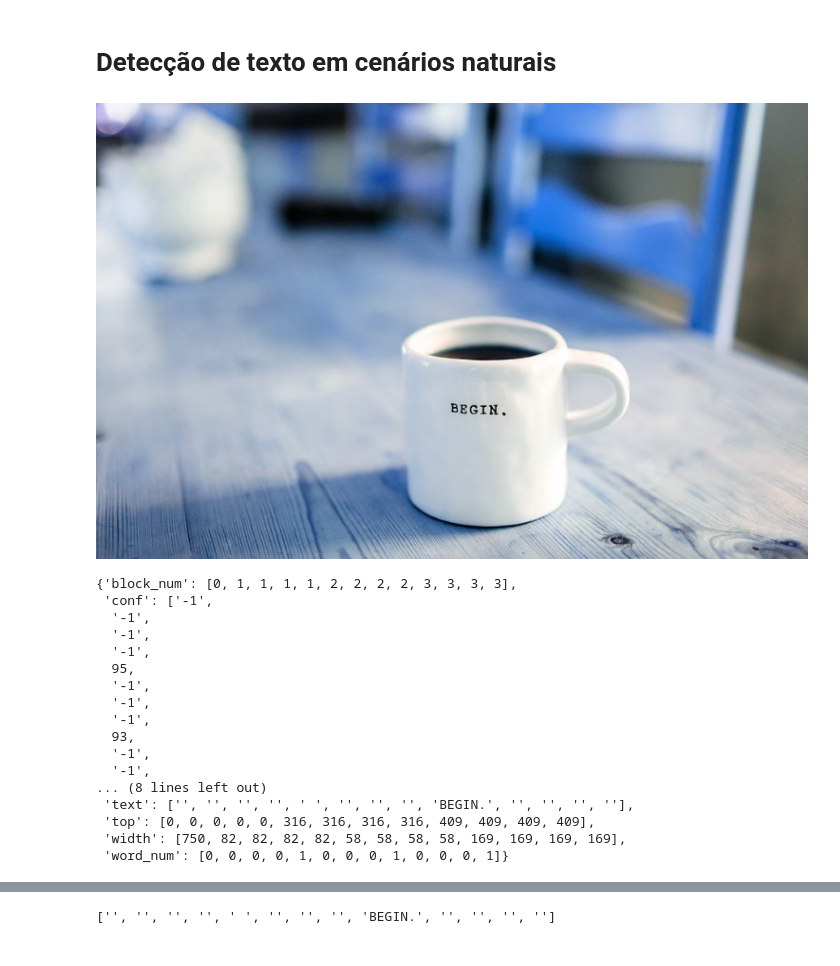
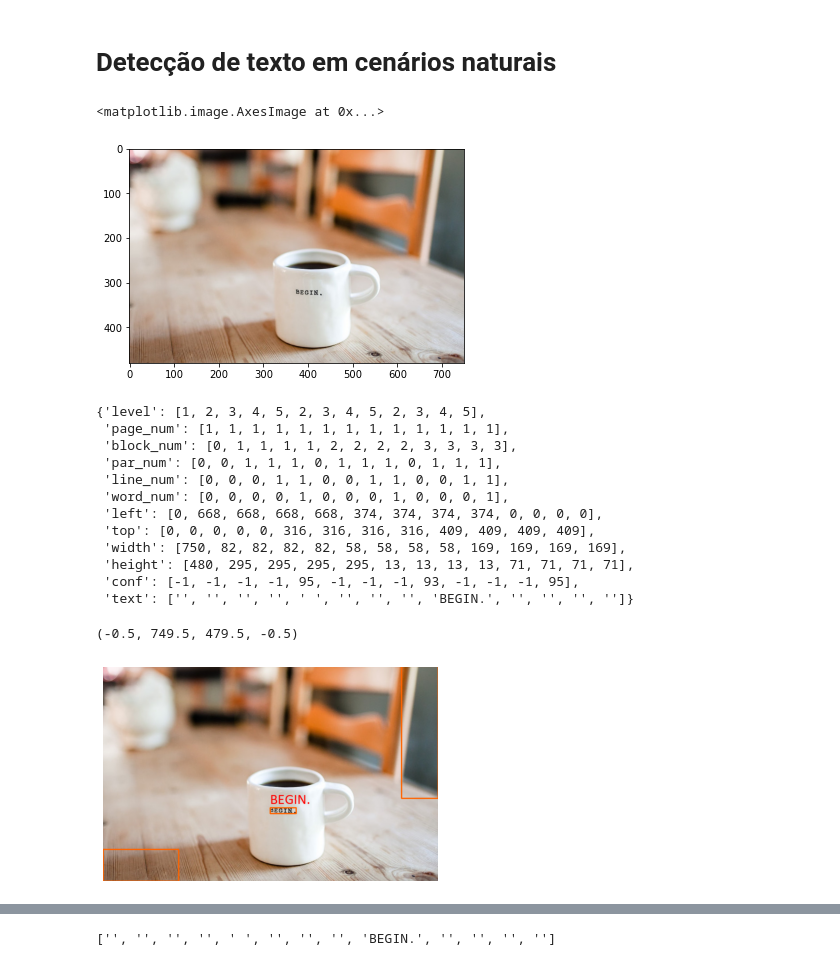
Before and after one commit to ejs94/ocr-examples, a Jupyter notebook: OCR_Tesseract.ipynb, the cells around one changed output, grey strips where cells are left out. Drawn from its saved outputs; the diff is of its cells as text; code cells hidden in the pictures.

```diff
--- a/OCR_Tesseract.ipynb
+++ b/OCR_Tesseract.ipynb
@@ -469,29 +393,33 @@ datas
 # %% [markdown]
 # Detecção de texto em cenários naturais
 # %%
-img = cv2.imread("caneca.jpg")
+img = cv2.imread("content\Imagens\caneca.jpg")
 rgb = cv2.cvtColor(img, cv2.COLOR_BGR2RGB)
-cv2_imshow(rgb)
+plt.imshow(rgb)
 # %% [output]
+<matplotlib.image.AxesImage at 0x...>
-[figure, old version]
+[figure, new version]
 # %%
 resultado = pytesseract.image_to_data(rgb, lang="por", output_type=Output.DICT)
 resultado
 # %% [output]
-{'block_num': [0, 1, 1, 1, 1, 2, 2, 2, 2, 3, 3, 3, 3],
- 'conf': ['-1',
-  '-1',
-  '-1',
-  '-1',
-  95,
-  '-1',
-  '-1',
-  '-1',
-  93,
-  '-1',
-  '-1',
-... (8 lines left out)
- 'text': ['', '', '', '', ' ', '', '', '', 'BEGIN.', '', '', '', ''],
+{'level': [1, 2, 3, 4, 5, 2, 3, 4, 5, 2, 3, 4, 5],
+ 'page_num': [1, 1, 1, 1, 1, 1, 1, 1, 1, 1, 1, 1, 1],
+ 'block_num': [0, 1, 1, 1, 1, 2, 2, 2, 2, 3, 3, 3, 3],
+ 'par_num': [0, 0, 1, 1, 1, 0, 1, 1, 1, 0, 1, 1, 1],
+ 'line_num': [0, 0, 0, 1, 1, 0, 0, 1, 1, 0, 0, 1, 1],
+ 'word_num': [0, 0, 0, 0, 1, 0, 0, 0, 1, 0, 0, 0, 1],
+ 'left': [0, 668, 668, 668, 668, 374, 374, 374, 374, 0, 0, 0, 0],
  'top': [0, 0, 0, 0, 0, 316, 316, 316, 316, 409, 409, 409, 409],
  'width': [750, 82, 82, 82, 82, 58, 58, 58, 58, 169, 169, 169, 169],
- 'word_num': [0, 0, 0, 0, 1, 0, 0, 0, 1, 0, 0, 0, 1]}
+ 'height': [480, 295, 295, 295, 295, 13, 13, 13, 13, 71, 71, 71, 71],
+ 'conf': [-1, -1, -1, -1, 95, -1, -1, -1, 93, -1, -1, -1, 95],
+ 'text': ['', '', '', '', ' ', '', '', '', 'BEGIN.', '', '', '', '']}
+# %%
+img_copia = rgb.copy()
+img4 = caixa_texto2(resultado, img_copia, min_conf)
+plt.imshow(img4)
+plt.axis('off')
+# %% [output]
+(-0.5, 749.5, 479.5, -0.5)
+[figure, added]
```
Also changed, not shown: parts of 51 cells of this notebook, 56 other files.
